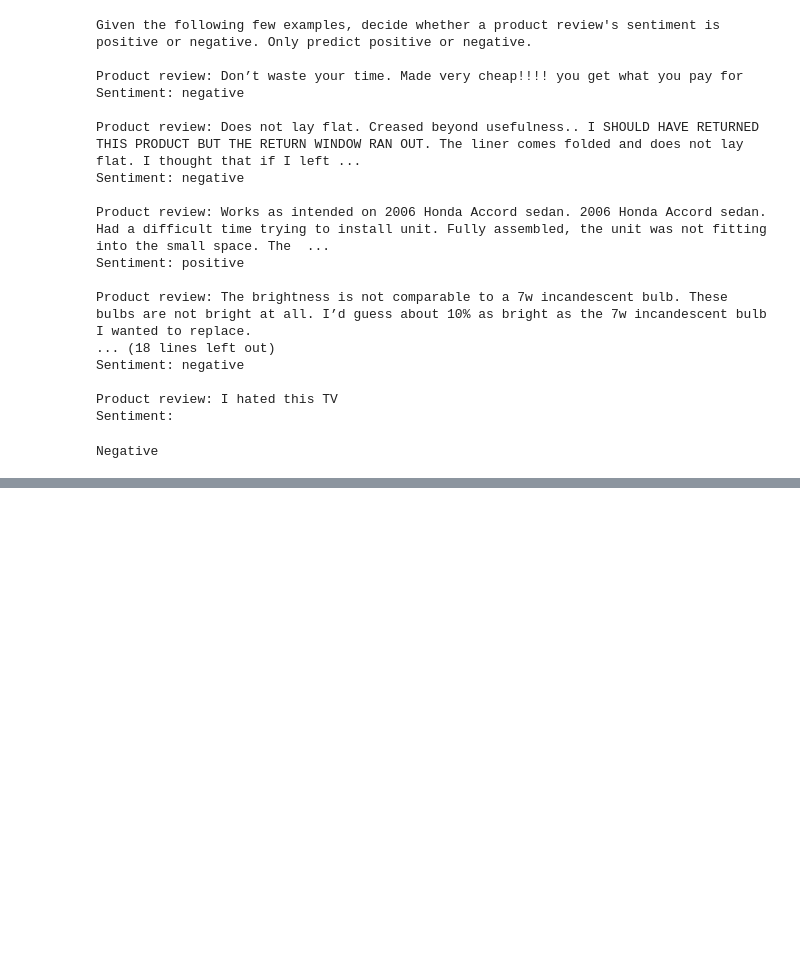
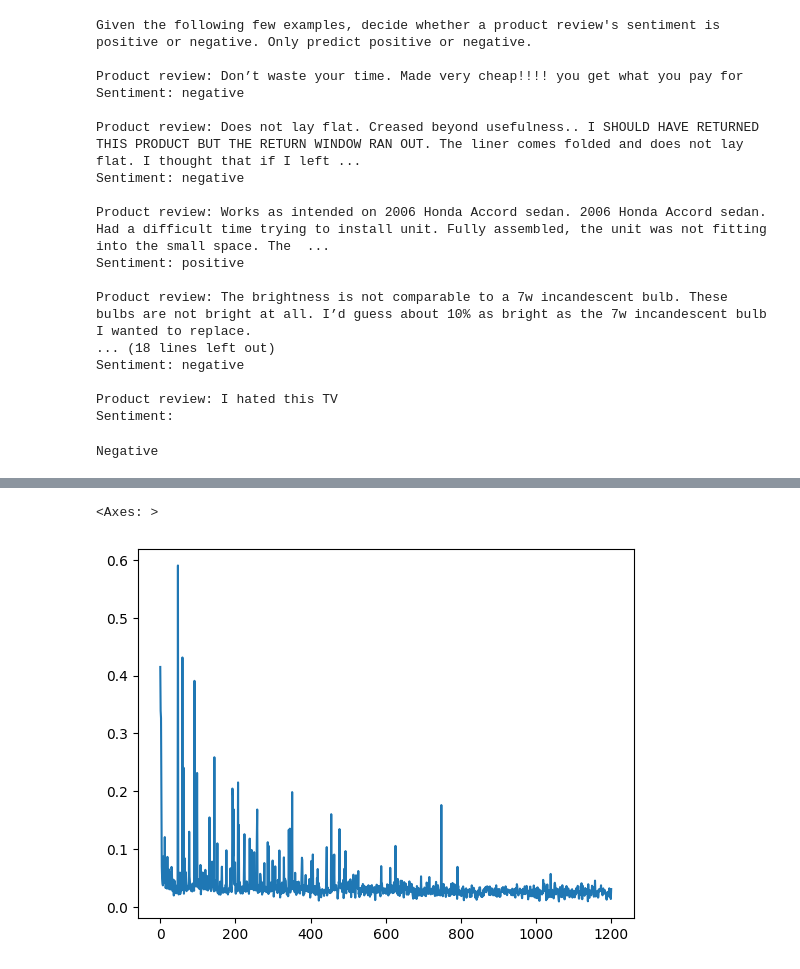
Before and after one commit to kristofrabay/GenerativeAI_experiments, a Jupyter notebook: nbs/classification_benchmarks.ipynb, the cells around one changed output, grey strips where cells are left out. Cells and saved outputs as stored; diff of their text form; code cells hidden in the pictures; blank space fills up the shorter version.

```diff
--- a/nbs/classification_benchmarks.ipynb
+++ b/nbs/classification_benchmarks.ipynb
@@ -382,0 +548,3 @@ pd.DataFrame(confusion_matrix(GPT_prompted_results['sentiment'], GPT_prompted_re
+# %%
+gpt_ft_results = pd.read_csv('../docs/classification/results.csv')
+gpt_ft_results.tail(1)
@@ -382,0 +554,5 @@ pd.DataFrame(confusion_matrix(GPT_prompted_results['sentiment'], GPT_prompted_re
+# %%
+gpt_ft_results[['step', 'training_loss', 'classification/accuracy']]['training_loss'].plot()
+# %% [output]
+<Axes: >
+[figure, added]
```
Also changed, not shown: parts of 37 cells of this notebook.
